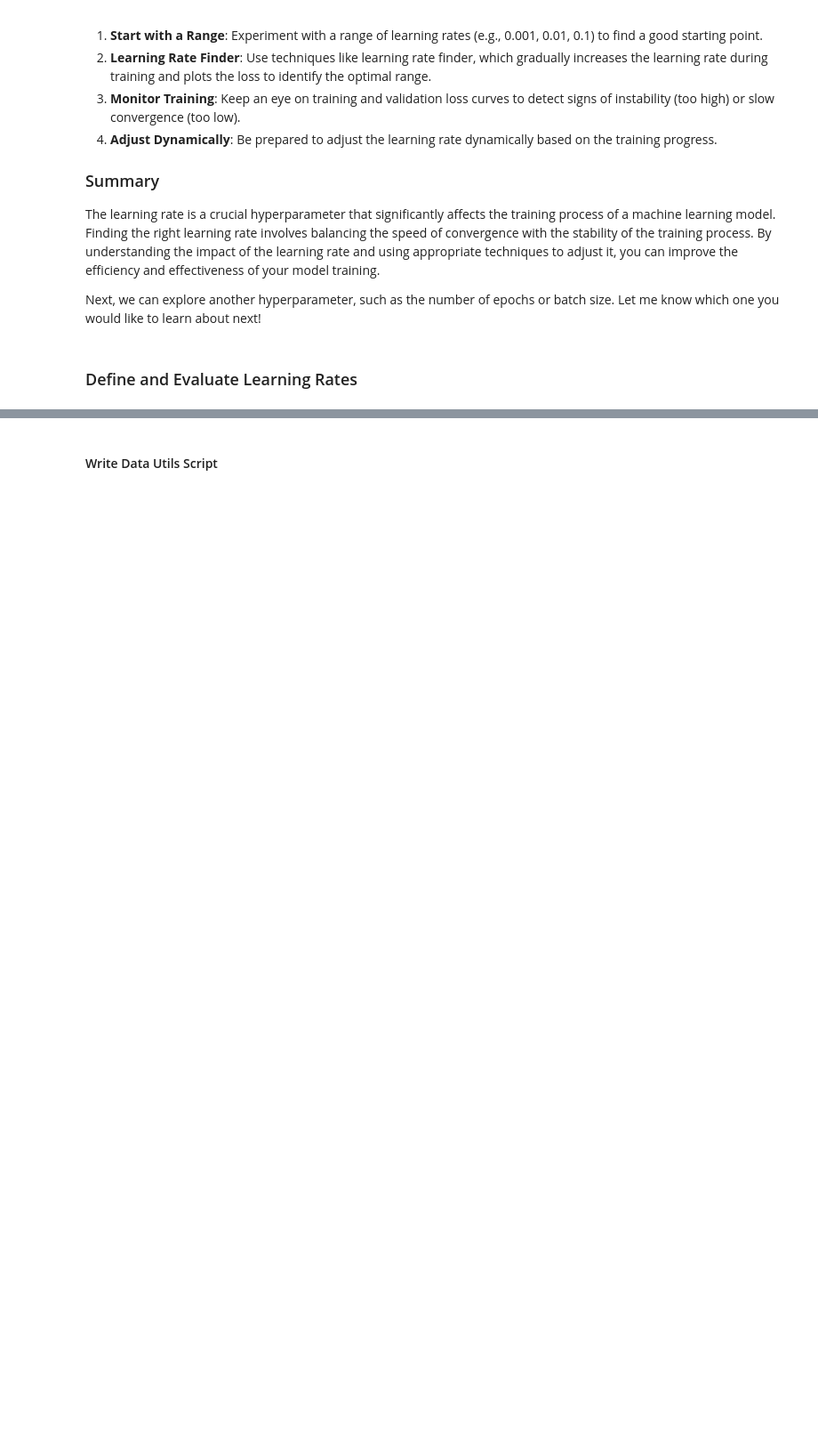
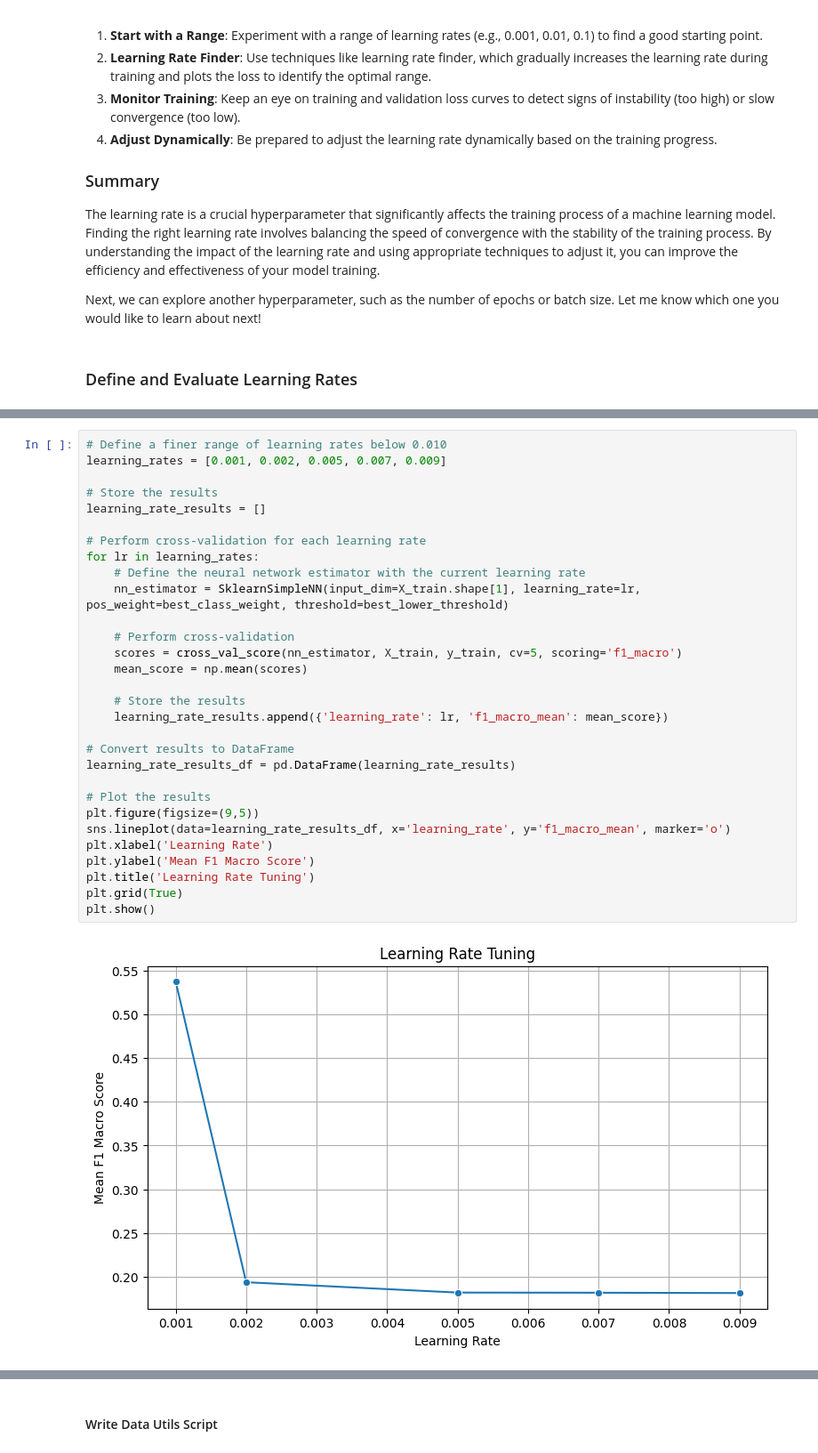
Before and after one commit to micah-shull/Machine_Learning_Pipelines, a Jupyter notebook: pipelines_07_pytorch_pipeline_11_hyperparameter_tuning.ipynb, the cells around one changed output, grey strips where cells are left out. Shown at 89% size. Cells and saved outputs as stored; diff of their text form; blank space fills up the shorter version.

Commit message:
Train the model on a range of learning rates and measure performance. Identify and select optimal value for model training.

```diff
--- a/pipelines_07_pytorch_pipeline_11_hyperparameter_tuning.ipynb
+++ b/pipelines_07_pytorch_pipeline_11_hyperparameter_tuning.ipynb
@@ -194,0 +202,32 @@ plt.show()
+# %%
+# Define a finer range of learning rates below 0.010
+learning_rates = [0.001, 0.002, 0.005, 0.007, 0.009]
+
+# Store the results
+learning_rate_results = []
+
+# Perform cross-validation for each learning rate
+for lr in learning_rates:
+    # Define the neural network estimator with the current learning rate
+    nn_estimator = SklearnSimpleNN(input_dim=X_train.shape[1], learning_rate=lr, pos_weight=best_class_weight, threshold=best_lower_threshold)
+
+    # Perform cross-validation
+    scores = cross_val_score(nn_estimator, X_train, y_train, cv=5, scoring='f1_macro')
+    mean_score = np.mean(scores)
+
+    # Store the results
+    learning_rate_results.append({'learning_rate': lr, 'f1_macro_mean': mean_score})
+
+# Convert results to DataFrame
+learning_rate_results_df = pd.DataFrame(learning_rate_results)
+
+# Plot the results
+plt.figure(figsize=(9,5))
+sns.lineplot(data=learning_rate_results_df, x='learning_rate', y='f1_macro_mean', marker='o')
+plt.xlabel('Learning Rate')
+plt.ylabel('Mean F1 Macro Score')
+plt.title('Learning Rate Tuning')
+plt.grid(True)
+plt.show()
+# %% [output]
+[figure, added]
```
Also changed, not shown: parts of 5 cells of this notebook.
